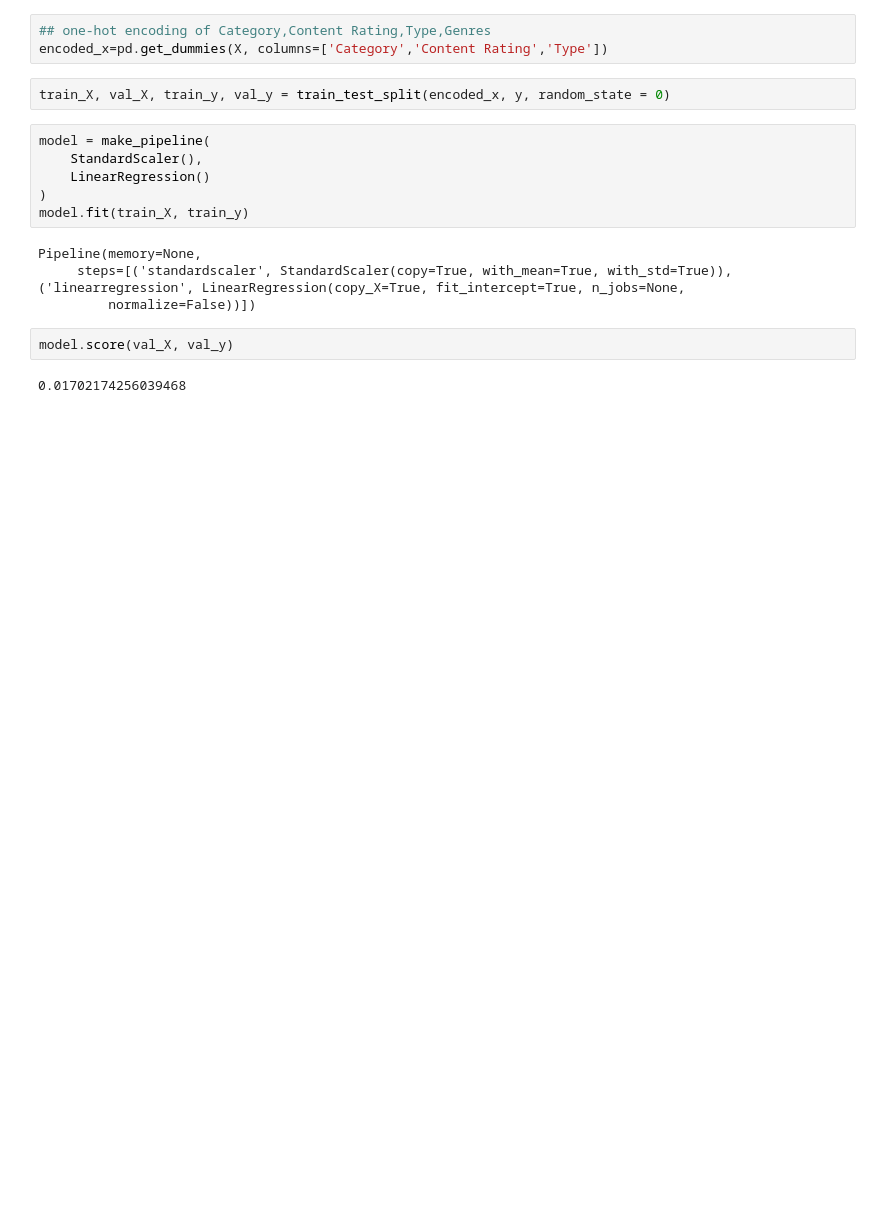
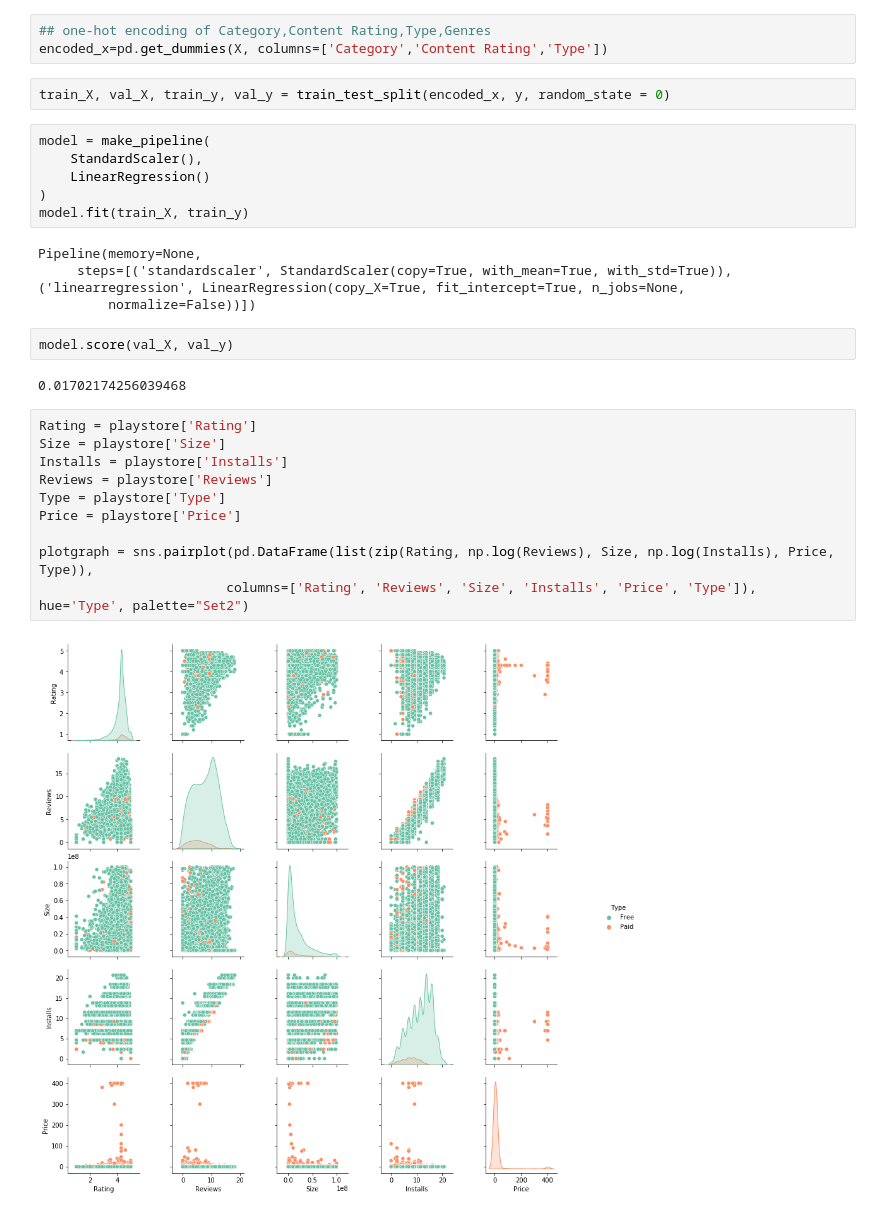
Before and after one commit to Superocker50/CMPT-353-Final-Project, a Jupyter notebook: analyze_google_apps.ipynb, the cells around one changed output. Saved outputs shown, nothing was run; the diff lists cells and outputs as text; blank space fills up the shorter version.

```diff
--- a/analyze_google_apps.ipynb
+++ b/analyze_google_apps.ipynb
@@ -203,3 +206,15 @@ Pipeline(memory=None,
 model.score(val_X, val_y)
 # %% [output]
 0.01702174256039468
+# %%
+Rating = playstore['Rating']
+Size = playstore['Size']
+Installs = playstore['Installs']
+Reviews = playstore['Reviews']
+Type = playstore['Type']
+Price = playstore['Price']
+
+plotgraph = sns.pairplot(pd.DataFrame(list(zip(Rating, np.log(Reviews), Size, np.log(Installs), Price, Type)),
+                        columns=['Rating', 'Reviews', 'Size', 'Installs', 'Price', 'Type']), hue='Type', palette="Set2")
+# %% [output]
+[figure, added]
```
Also changed, not shown: parts of 6 cells of this notebook, 1 other file.
